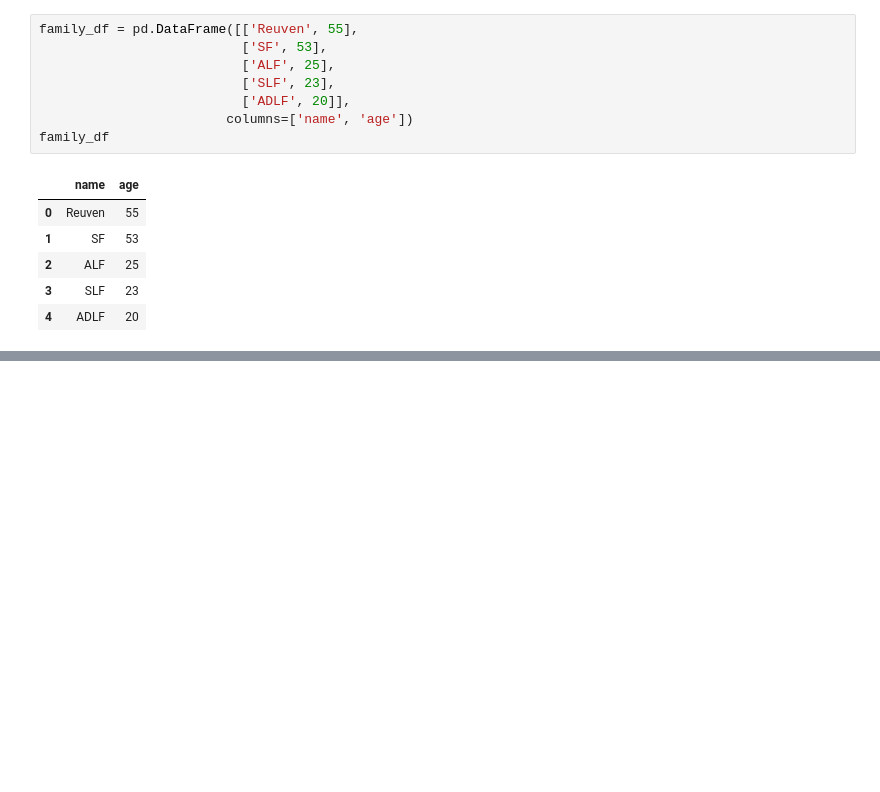
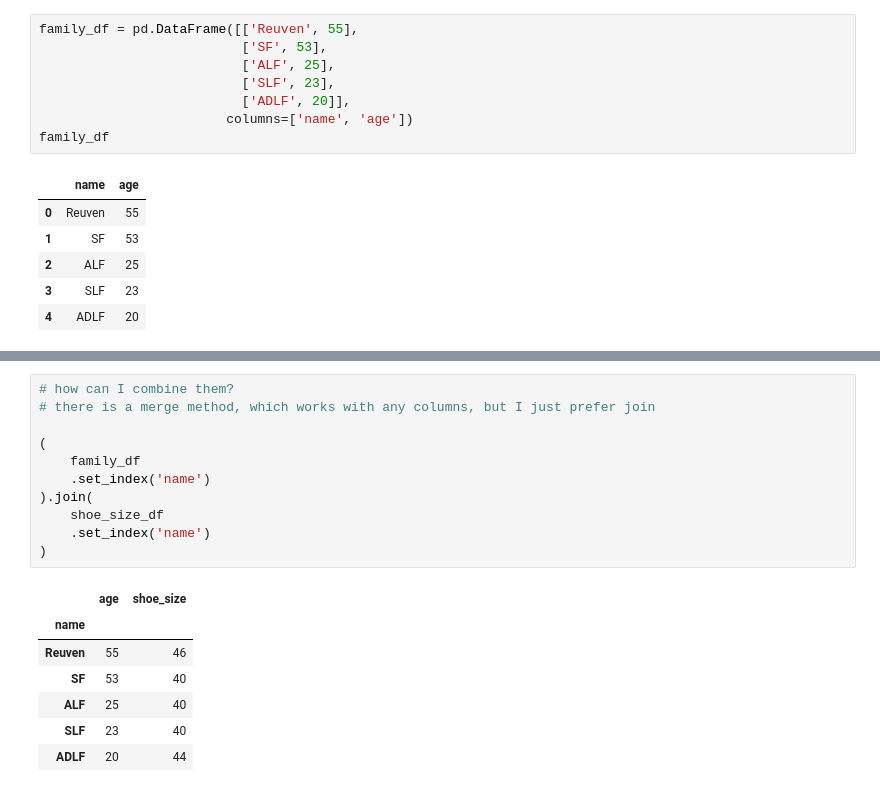
Before and after one commit to reuven/OReilly-PythonData-2026-06, a Jupyter notebook: OReilly-PythonData-2026-06-22.ipynb, the cells around one changed output, grey strips where cells are left out. Saved outputs shown, nothing was run; the diff lists cells and outputs as text; blank space fills up the shorter version.

```diff
--- a/OReilly-PythonData-2026-06-22.ipynb
+++ b/OReilly-PythonData-2026-06-22.ipynb
@@ -1130,0 +1131,19 @@ shoe_size_df
+# %%
+# how can I combine them?
+# there is a merge method, which works with any columns, but I just prefer join
+
+(
+    family_df
+    .set_index('name')
+).join(
+    shoe_size_df
+    .set_index('name')
+)
+# %% [output]
+|  | age | shoe_size |
+| name |  |  |
+| Reuven | 55 | 46 |
+| SF | 53 | 40 |
+| ALF | 25 | 40 |
+| SLF | 23 | 40 |
+| ADLF | 20 | 44 |
```
Also changed, not shown: parts of 1 cell of this notebook.
